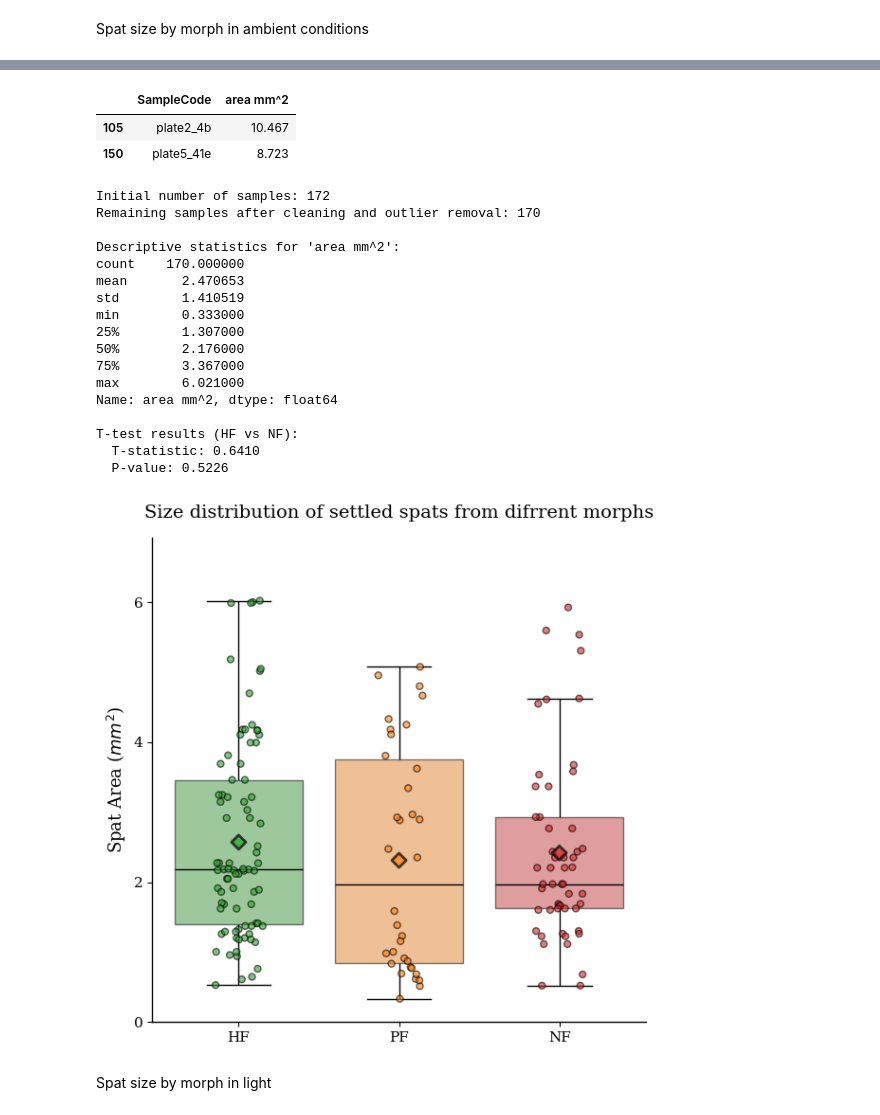
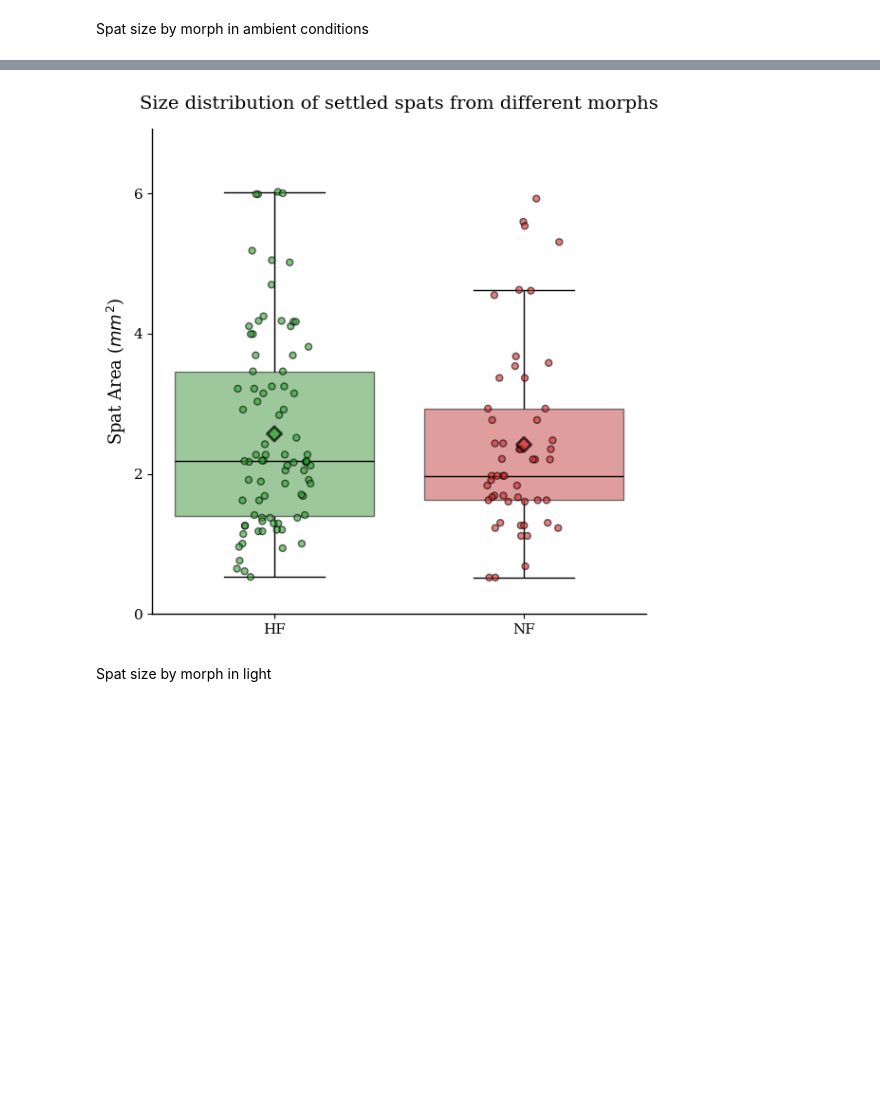
Before and after one commit to LielUziahu/Stylophora-pistillata-FPs, a Jupyter notebook: Spat_size_by_morph.ipynb, the cells around one changed output, grey strips where cells are left out. Saved outputs shown, nothing was run; the diff lists cells and outputs as text; code cells hidden in the pictures; blank space fills up the shorter version.

```diff
--- a/Spat_size_by_morph.ipynb
+++ b/Spat_size_by_morph.ipynb
@@ -30,6 +30,11 @@ initial_samples = len(df)
 df['morph'] = df['morph'].str.strip()
 df['SampleCode'] = df['SampleCode'].str.strip()
 
+# Remove 'PF' morphs as requested
+removed_pf = len(df[df['morph'] == 'PF'])
+df = df[df['morph'] != 'PF'].copy()
+print(f"Number of PF samples removed: {removed_pf}")
+
 # Store number of samples before dropping missing values
 samples_before_dropna = len(df)
 
@@ -40,28 +45,33 @@ df = df.dropna(subset=['area mm^2', 'morph'])
 removed_missing = samples_before_dropna - len(df)
 print(f"Number of samples removed due to missing 'area mm^2' or 'morph' values: {removed_missing}")
 
+# Remove values where 'area mm^2' is above 10
+removed_above_10 = len(df[df['area mm^2'] > 10])
+df = df[df['area mm^2'] <= 10].copy()
+print(f"Number of samples removed where 'area mm^2' was above 10: {removed_above_10}")
+
 # Store DataFrame before outlier removal to identify removed samples
 df_before_outlier_removal = df.copy()
 
 # Remove outliers based on 1.5 IQR rule for 'area mm^2'
-Q1 = df['area mm^2'].quantile(0.25)
-Q3 = df['area mm^2'].quantile(0.75)
-IQR = Q3 - Q1
-lower_bound = Q1 - 1.5 * IQR
-upper_bound = Q3 + 1.5 * IQR
-df = df[(df['area mm^2'] >= lower_bound) & (df['area mm^2'] <= upper_bound)].copy()
+# Q1 = df['area mm^2'].quantile(0.25)
+# Q3 = df['area mm^2'].quantile(0.75)
+# IQR = Q3 - Q1
+# lower_bound = Q1 - 1.5 * IQR
+# upper_bound = Q3 + 1.5 * IQR
+# df = df[(df['area mm^2'] >= lower_bound) & (df['area mm^2'] <= upper_bound)].copy()
 
 # Calculate and print samples removed due to outlier filtering
-removed_outliers = len(df_before_outlier_removal) - len(df)
-print(f"Number of samples removed after 1.5 IQR outlier filtering: {removed_outliers}")
+# removed_outliers = len(df_before_outlier_removal) - len(df)
+# print(f"Number of samples removed after 1.5 IQR outlier filtering: {removed_outliers}")
 
 # Identify and print details of removed outliers
-removed_samples_df = df_before_outlier_removal[~df_before_outlier_removal.index.isin(df.index)]
-if not removed_samples_df.empty:
-    print("\nDetails of samples removed due to 1.5 IQR outlier filtering:")
-    display(removed_samples_df[['SampleCode', 'area mm^2']])
-else:
-    print("\nNo samples were removed due to 1.5 IQR outlier filtering.")
+# removed_samples_df = df_before_outlier_removal[~df_before_outlier_removal.index.isin(df.index)]
+# if not removed_samples_df.empty:
+#     print("\nDetails of samples removed due to 1.5 IQR outlier filtering:")
+#     display(removed_samples_df[['SampleCode', 'area mm^2', 'morph']])
+# else:
+#     print("\nNo samples were removed due to 1.5 IQR outlier filtering.")
 
 
 # ==========================================
@@ -77,7 +87,7 @@ print(df['area mm^2'].describe())
 # Extract groups
 hf_area = df[df['morph'] == 'HF']['area mm^2']
 nf_area = df[df['morph'] == 'NF']['area mm^2']
-pf_area = df[df['morph'] == 'PF']['area mm^2']
+# pf_area = df[df['morph'] == 'PF']['area mm^2'] # PF is removed, so this line is no longer relevant for calculation
 
 # Calculate P-value (comparing HF vs NF to match previous guideline logic)
 # If you want an ANOVA across all 3, use: stats.f_oneway(hf_area, nf_area, pf_area)
@@ -102,10 +112,10 @@ plt.rcParams.update(
     }
 )
 
-# Define colors (Added specific color for PF)
-# HF=Green, NF=Red, PF=Blue/Orange (using Orange for contrast)
-variant_colors = {'HF': '#2ca02c', 'NF': '#d62728', 'PF': '#ff7f0e'}
-morph_order = ['HF', 'PF', 'NF'] # Logical order: High, Partial, None
+# Define colors (PF is removed, so its color is no longer needed in the variant_colors, but keeping it for consistency if it's used elsewhere)
+# HF=Green, NF=Red
+variant_colors = {'HF': '#2ca02c', 'NF': '#d62728'}
+morph_order = ['HF', 'NF'] # Logical order: High, None (PF removed)
 
 plt.figure(figsize=(6, 6))
 
@@ -147,7 +157,7 @@ sns.stripplot(
 # Mean Diamond
 means = df.groupby('morph')['area mm^2'].mean().reindex(morph_order)
 mean_colors = [variant_colors[m] for m in morph_order]
-# scatter x-range must match the number of morphs (0, 1, 2)
+# scatter x-range must match the number of morphs (0, 1)
 plt.scatter(
     range(len(morph_order)),
     means,
@@ -162,7 +172,7 @@ plt.scatter(
 
 # 6. ANNOTATIONS (P-value only)
 # UPDATE THESE manually based on your actual post-hoc stats results
-# letters_map = {'HF': 'a', 'PF': 'ab', 'NF': 'b'}
+# letters_map = {'HF': 'a', 'NF': 'b'}
 # y_offset_percent = 0.05
 
 max_val_global = df['area mm^2'].max()
@@ -196,7 +206,7 @@ max_val_global = df['area mm^2'].max()
 # 7. LABELS & TITLE
 plt.ylabel("Spat Area ($mm^2$)", size=13)
 plt.xlabel("") # Hide X label as categories are self-explanatory
-plt.title("Size distribution of settled spats from difrrent morphs", size=14, pad=15)
+plt.title("Size distribution of settled spats from different morphs", size=14, pad=15)
 
 # Adjust Y limit to fit annotations
 plt.ylim(0, max_val_global * 1.15)
@@ -211,7 +221,7 @@ plt.savefig("Spat_Size_by_morph.pdf", dpi=600)
 #plt.savefig("Spat_Size_by_morph.tiff", dpi=600)
 #plt.savefig("Spat_Size_by_morph_transparent.svg", transparent=True)
 #plt.savefig("Spat_Size_by_morph_white_bg.svg", facecolor='white')
-#plt.savefig("Spat_Size_by_morph.png", dpi=600)
+plt.savefig("Spat_Size_by_morph.png", dpi=600)
 
 plt.show()
 # %% [output]
@@ -222,24 +245,4 @@ Details of samples removed due to 1.5 IQR outlier filtering:
-|  | SampleCode | area mm^2 |
-| 105 | plate2_4b | 10.467 |
-| 150 | plate5_41e | 8.723 |
-Initial number of samples: 172
-Remaining samples after cleaning and outlier removal: 170
-
-Descriptive statistics for 'area mm^2':
-count    170.000000
-mean       2.470653
-std        1.410519
-min        0.333000
-25%        1.307000
-50%        2.176000
-75%        3.367000
-max        6.021000
-Name: area mm^2, dtype: float64
-
-T-test results (HF vs NF):
-  T-statistic: 0.6410
-  P-value: 0.5226
-[figure, old version]
+[figure, new version]
 # %% [markdown]
 Spat size by morph in light
 # %%
```
Also changed, not shown: parts of 18 cells of this notebook.
